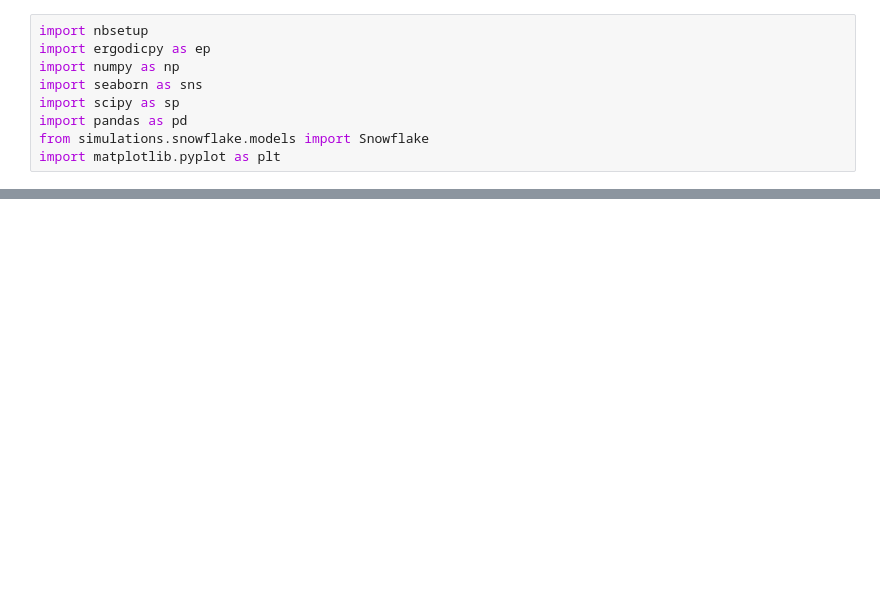
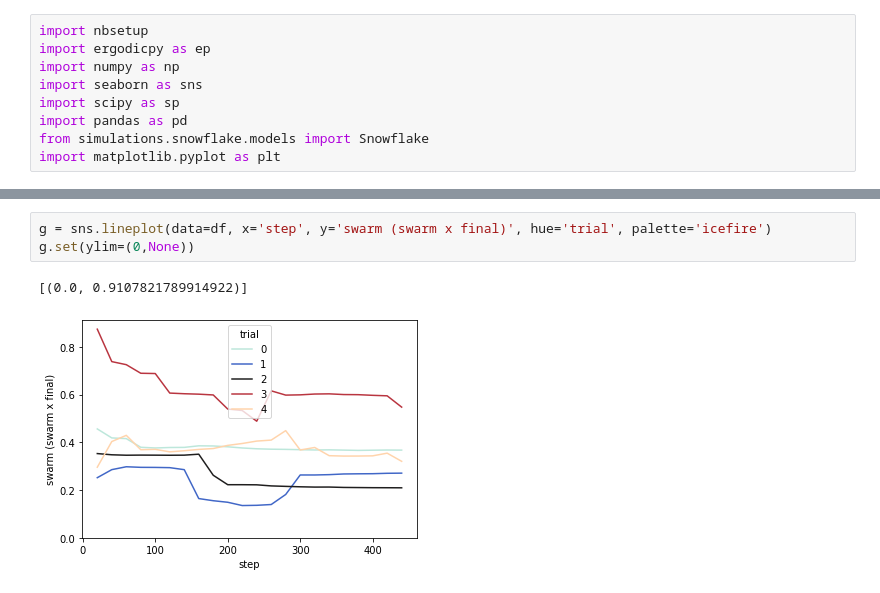
Before and after one commit to timjdavey/incoherence, a Jupyter notebook: notebooks/self_organisation/Snowflake primer.ipynb, the cells around one changed output, grey strips where cells are left out. Saved outputs shown, nothing was run; the diff lists cells and outputs as text; blank space fills up the shorter version.

```diff
--- a/notebooks/self_organisation/Snowflake primer.ipynb
+++ b/notebooks/self_organisation/Snowflake primer.ipynb
@@ -57,0 +78,6 @@ sns.lineplot(data=df.melt(id_vars=['step', 'trial']), x='step', y='value', hue='
+# %%
+g = sns.lineplot(data=df, x='step', y='swarm (swarm x final)', hue='trial', palette='icefire')
+g.set(ylim=(0,None))
+# %% [output]
+[(0.0, 0.9107821789914922)]
+[figure, added]
```
Also changed, not shown: parts of 7 cells of this notebook, 7 other files.
